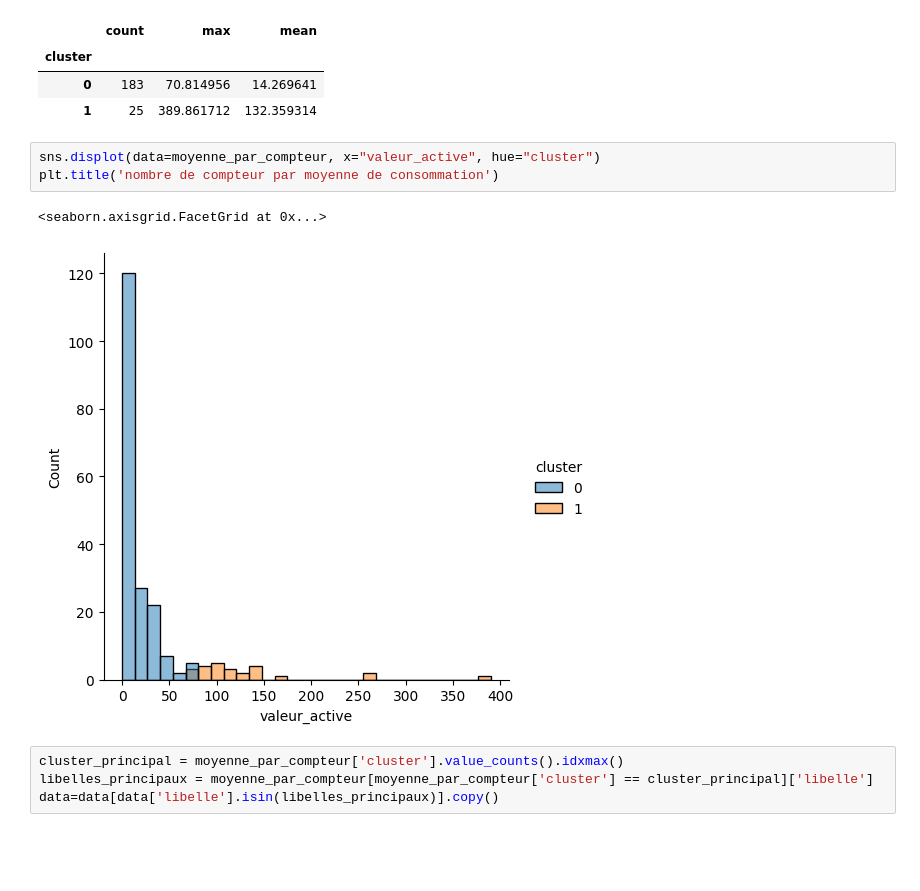
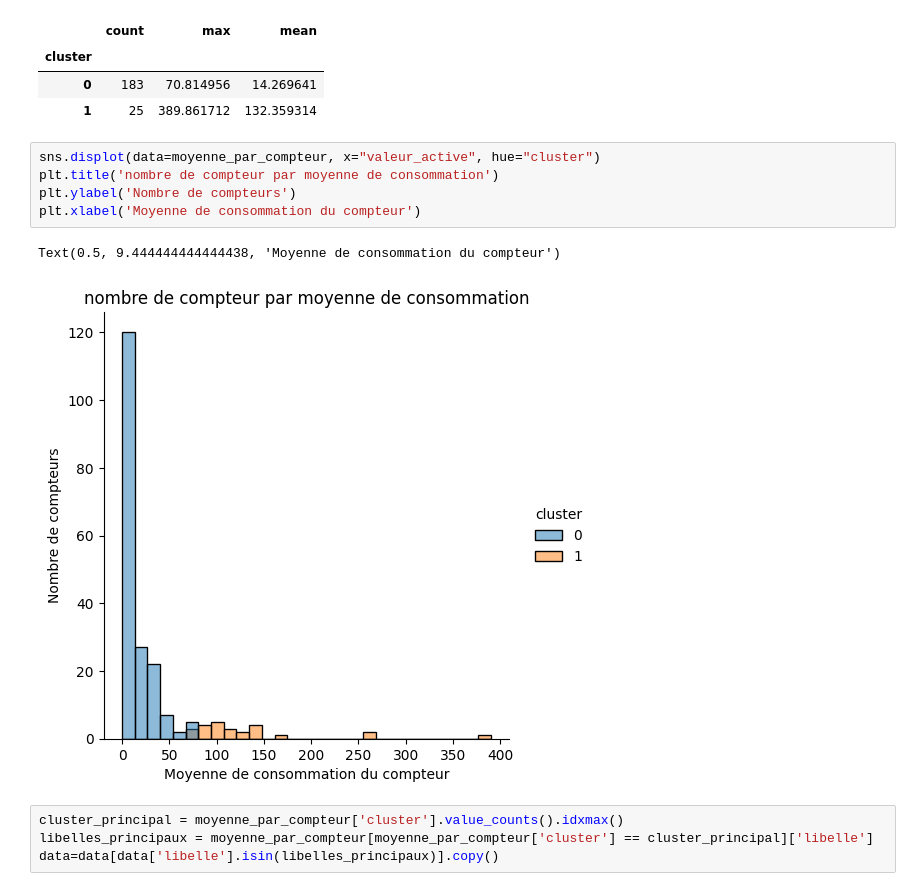
Before and after one commit to montagneForEver/ML_consommation_eau, a Jupyter notebook: exploration_finale.ipynb, the cells around one changed output. Saved outputs shown, nothing was run; the diff lists cells and outputs as text; blank space fills up the shorter version.

```diff
--- a/exploration_finale.ipynb
+++ b/exploration_finale.ipynb
@@ -366,9 +370,11 @@ moyenne_par_compteur.groupby('cluster')['valeur_active'].agg(['count','max', 'me
 # %%
 sns.displot(data=moyenne_par_compteur, x="valeur_active", hue="cluster")
 plt.title('nombre de compteur par moyenne de consommation')
+plt.ylabel('Nombre de compteurs')
+plt.xlabel('Moyenne de consommation du compteur')
 # %% [output]
-<seaborn.axisgrid.FacetGrid at 0x...>
+Text(0.5, 9.444444444444438, 'Moyenne de consommation du compteur')
-[figure, old version]
+[figure, new version]
 # %%
 cluster_principal = moyenne_par_compteur['cluster'].value_counts().idxmax()
 libelles_principaux = moyenne_par_compteur[moyenne_par_compteur['cluster'] == cluster_principal]['libelle']
```
Also changed, not shown: parts of 20 cells of this notebook, 3 other files.
